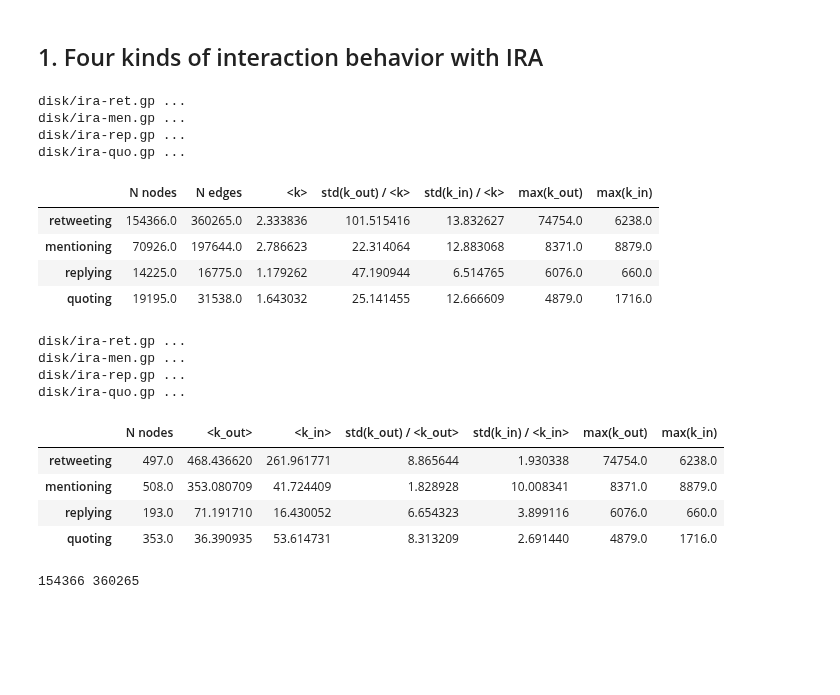
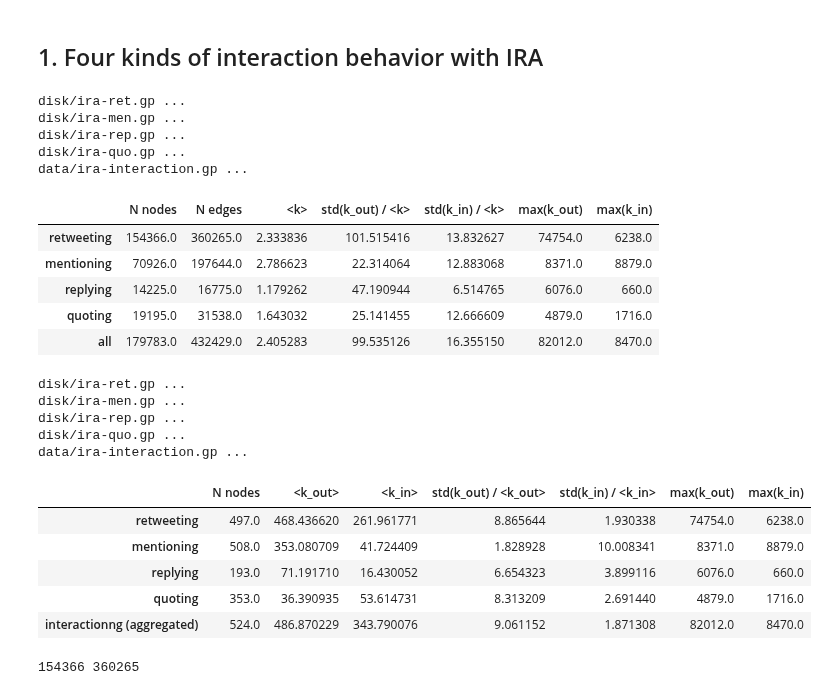
Before and after one commit to kayzhou/fake_news_during_election, a Jupyter notebook: interaction_with_IRA.ipynb, the cells around one changed output. Drawn from its saved outputs; the diff is of its cells as text; code cells hidden in the pictures; blank space fills up the shorter version.

```diff
--- a/interaction_with_IRA.ipynb
+++ b/interaction_with_IRA.ipynb
@@ -115,33 +113,36 @@ def get_G_char_IRA(g_file):
 # %%
 all_rst = {}
 all_rst["retweeting"] = get_G_char("disk/ira-ret.gp")
 all_rst["mentioning"] = get_G_char("disk/ira-men.gp")
 all_rst["replying"] = get_G_char("disk/ira-rep.gp")
 all_rst["quoting"] = get_G_char("disk/ira-quo.gp")
+all_rst["all"] = get_G_char("data/ira-interaction.gp")
 # all_rst["interactionng (aggregated)"] = get_G_char("data/ira-interaction.gp")
 
 networks_char = pd.DataFrame(all_rst).transpose()
 networks_char = networks_char[["N nodes", "N edges", "<k>", "std(k_out) / <k>", "std(k_in) / <k>", "max(k_out)", "max(k_in)"]]
 
 networks_char.to_csv("data/table_all_inter.csv", float_format="%.1f")
 networks_char
 # %% [output]
 disk/ira-ret.gp ...
 disk/ira-men.gp ...
 disk/ira-rep.gp ...
 disk/ira-quo.gp ...
+data/ira-interaction.gp ...
 |  | N nodes | N edges | <k> | std(k_out) / <k> | std(k_in) / <k> | max(k_out) | max(k_in) |
 | retweeting | 154366.0 | 360265.0 | 2.333836 | 101.515416 | 13.832627 | 74754.0 | 6238.0 |
 | mentioning | 70926.0 | 197644.0 | 2.786623 | 22.314064 | 12.883068 | 8371.0 | 8879.0 |
 | replying | 14225.0 | 16775.0 | 1.179262 | 47.190944 | 6.514765 | 6076.0 | 660.0 |
 | quoting | 19195.0 | 31538.0 | 1.643032 | 25.141455 | 12.666609 | 4879.0 | 1716.0 |
+| all | 179783.0 | 432429.0 | 2.405283 | 99.535126 | 16.355150 | 82012.0 | 8470.0 |
 # %%
 ira_rst = {}
 ira_rst["retweeting"] = get_G_char_IRA("disk/ira-ret.gp")
 ira_rst["mentioning"] = get_G_char_IRA("disk/ira-men.gp")
 ira_rst["replying"] = get_G_char_IRA("disk/ira-rep.gp")
 ira_rst["quoting"] = get_G_char_IRA("disk/ira-quo.gp")
-# ira_rst["interactionng (aggregated)"] = get_G_char_IRA("data/ira-interaction.gp")
+ira_rst["interactionng (aggregated)"] = get_G_char_IRA("data/ira-interaction.gp")
 
 networks_char = pd.DataFrame(ira_rst).transpose()
 networks_char = networks_char[["N nodes", "<k_out>", "<k_in>", "std(k_out) / <k_out>", \
@@ -155,11 +156,13 @@ disk/ira-ret.gp ...
 disk/ira-men.gp ...
 disk/ira-rep.gp ...
 disk/ira-quo.gp ...
+data/ira-interaction.gp ...
 |  | N nodes | <k_out> | <k_in> | std(k_out) / <k_out> | std(k_in) / <k_in> | max(k_out) | max(k_in) |
 | retweeting | 497.0 | 468.436620 | 261.961771 | 8.865644 | 1.930338 | 74754.0 | 6238.0 |
 | mentioning | 508.0 | 353.080709 | 41.724409 | 1.828928 | 10.008341 | 8371.0 | 8879.0 |
 | replying | 193.0 | 71.191710 | 16.430052 | 6.654323 | 3.899116 | 6076.0 | 660.0 |
 | quoting | 353.0 | 36.390935 | 53.614731 | 8.313209 | 2.691440 | 4879.0 | 1716.0 |
+| interactionng (aggregated) | 524.0 | 486.870229 | 343.790076 | 9.061152 | 1.871308 | 82012.0 | 8470.0 |
 # %%
 %matplotlib inline
 
```
Also changed, not shown: parts of 4 cells of this notebook, 6 other files.
